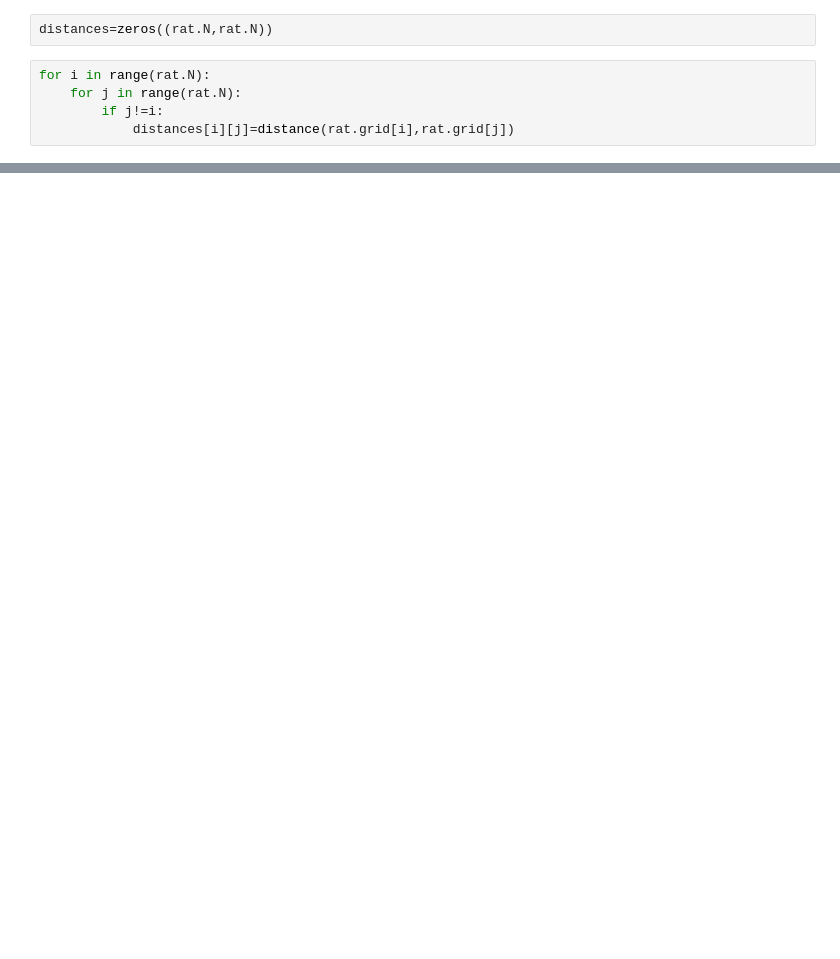
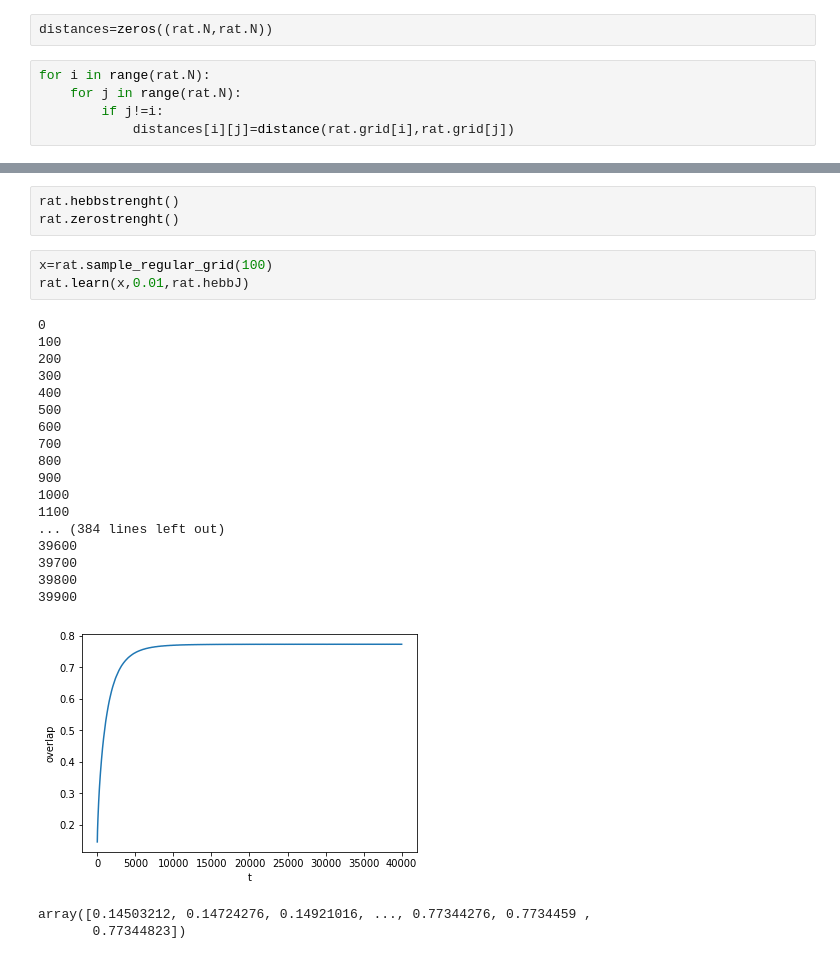
Before and after one commit to lbattistelli/CAcode, a Jupyter notebook: continous_attractor.ipynb, the cells around one changed output, grey strips where cells are left out. Cells and saved outputs as stored; diff of their text form; blank space fills up the shorter version.

```diff
--- a/continous_attractor.ipynb
+++ b/continous_attractor.ipynb
@@ -265,0 +241,27 @@ array([[0.00049568, 0.00669608, 0.00504177, ..., 0.00033045, 0.00148703,
+# %%
+rat.hebbstrenght()
+rat.zerostrenght()
+# %%
+x=rat.sample_regular_grid(100)
+rat.learn(x,0.01,rat.hebbJ)
+# %% [output]
+0
+100
+200
+300
+400
+500
+600
+700
+800
+900
+1000
+1100
+... (384 lines left out)
+39600
+39700
+39800
+39900
+[figure, added]
+array([0.14503212, 0.14724276, 0.14921016, ..., 0.77344276, 0.7734459 ,
+       0.77344823])
```
Also changed, not shown: parts of 11 cells of this notebook, 14 other files.
